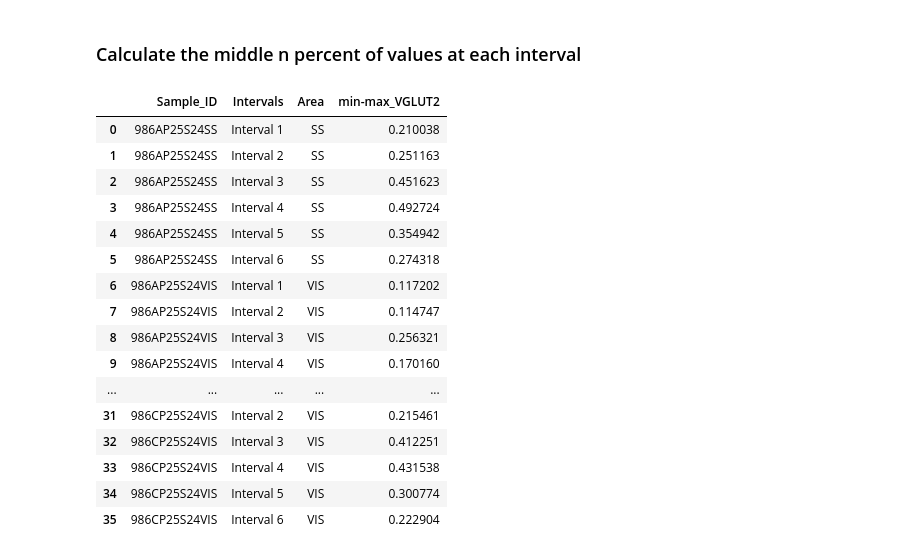
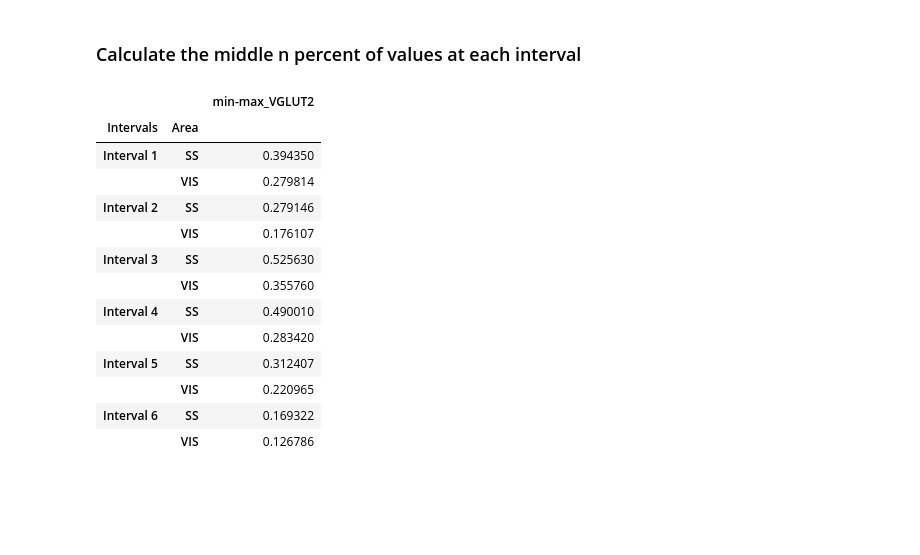
Before and after one commit to Fenlon-Suarez-Lab/histology-analyses, a Jupyter notebook: Suarez-VGLUT2-2023/VGLUT2-analysis-notebook.ipynb, the cells around one changed output. Cells and saved outputs as stored; diff of their text form; code cells hidden in the pictures; blank space fills up the shorter version.

```diff
--- a/Suarez-VGLUT2-2023/VGLUT2-analysis-notebook.ipynb
+++ b/Suarez-VGLUT2-2023/VGLUT2-analysis-notebook.ipynb
@@ -200,8 +188,8 @@ def get_intervals(data, markers):
 ### Select stage and region for layer marker calibration
 # %%
 # Layer positions are examined stage-by-stage.
-layer_markers = pd.read_excel("./PNAS_VGluT2_Final.xlsx",sheet_name=0) # reloads the sheet (not super necessary), selects the 2nd tab.
-stage = 23.0 # identifies the stage of interest
+layer_markers = pd.read_excel("./PNAS_VGluT2_Final.xlsx",sheet_name="Cortical_Markers") # reloads the sheet (not super necessary), selects the 2nd tab.
+stage = 25.0 # identifies the stage of interest
 subset_layer_markers = layer_markers[layer_markers['STAGE']==stage] # subset the layer markers to the stage of interest.
 subset_layer_markers.head() # check that it worked.
 # %% [output]
@@ -236,6 +224,6 @@ The mean layer markers for stage 23.0 are: [0.0, 0.104, 0.232, 0.427, 0.516, 0.6
 ### Load in raw data sheets
 # %%
 # load in all grey values
-grey_values = pd.read_excel("./PNAS_VGluT2_Final.xlsx",sheet_name=1)
+grey_values = pd.read_excel("./PNAS_VGluT2_Final.xlsx",sheet_name="Grey_Values")
 grey_values.head()
 # %% [output]
@@ -250,6 +238,6 @@ grey_values.head()
 # %%
 # Select stage of interest for interpolation.
 # Make sure that the stage matches the stage of the layer markers.
-df_interpolation = grey_values[grey_values['STAGE']==23.0] # the excel file is a bit messy, with some of my sections along with Toby's, hence keep the first 4 stages to Toby's data.
+df_interpolation = grey_values[grey_values['STAGE']==25.0] # the excel file is a bit messy, with some of my sections along with Toby's, hence keep the first 4 stages to Toby's data.
 df_interpolation
 # %% [output]
@@ -396,23 +379,20 @@ mean_normed_markers
 # %% [markdown]
 ### Calculate the middle n percent of values at each interval
 # %%
-result_middle_40 = new_interpolated_df.groupby(['Sample_ID','Intervals','Area'])['min-max_VGLUT2'].apply(mean_of_middle_n_percent, 20).reset_index()
-result_middle_40
+result_middle_40 = new_interpolated_df.groupby(['Sample_ID','Intervals','Area'])['min-max_VGLUT2'].apply(mean_of_middle_n_percent, 40).reset_index()
+result_middle_40.groupby(["Intervals","Area"]).mean()
 # %% [output]
-|  | Sample_ID | Intervals | Area | min-max_VGLUT2 |
-| 0 | 986AP25S24SS | Interval 1 | SS | 0.210038 |
-| 1 | 986AP25S24SS | Interval 2 | SS | 0.251163 |
-| 2 | 986AP25S24SS | Interval 3 | SS | 0.451623 |
-| 3 | 986AP25S24SS | Interval 4 | SS | 0.492724 |
-| 4 | 986AP25S24SS | Interval 5 | SS | 0.354942 |
-| 5 | 986AP25S24SS | Interval 6 | SS | 0.274318 |
-| 6 | 986AP25S24VIS | Interval 1 | VIS | 0.117202 |
-| 7 | 986AP25S24VIS | Interval 2 | VIS | 0.114747 |
-| 8 | 986AP25S24VIS | Interval 3 | VIS | 0.256321 |
-| 9 | 986AP25S24VIS | Interval 4 | VIS | 0.170160 |
-| ... | ... | ... | ... | ... |
-| 31 | 986CP25S24VIS | Interval 2 | VIS | 0.215461 |
-| 32 | 986CP25S24VIS | Interval 3 | VIS | 0.412251 |
-| 33 | 986CP25S24VIS | Interval 4 | VIS | 0.431538 |
-| 34 | 986CP25S24VIS | Interval 5 | VIS | 0.300774 |
-| 35 | 986CP25S24VIS | Interval 6 | VIS | 0.222904 |
+|  |  | min-max_VGLUT2 |
+| Intervals | Area |  |
+| Interval 1 | SS | 0.394350 |
+|  | VIS | 0.279814 |
+| Interval 2 | SS | 0.279146 |
+|  | VIS | 0.176107 |
+| Interval 3 | SS | 0.525630 |
+|  | VIS | 0.355760 |
+| Interval 4 | SS | 0.490010 |
+|  | VIS | 0.283420 |
+| Interval 5 | SS | 0.312407 |
+|  | VIS | 0.220965 |
+| Interval 6 | SS | 0.169322 |
+|  | VIS | 0.126786 |
```
Also changed, not shown: parts of 13 cells of this notebook, 6 other files.
